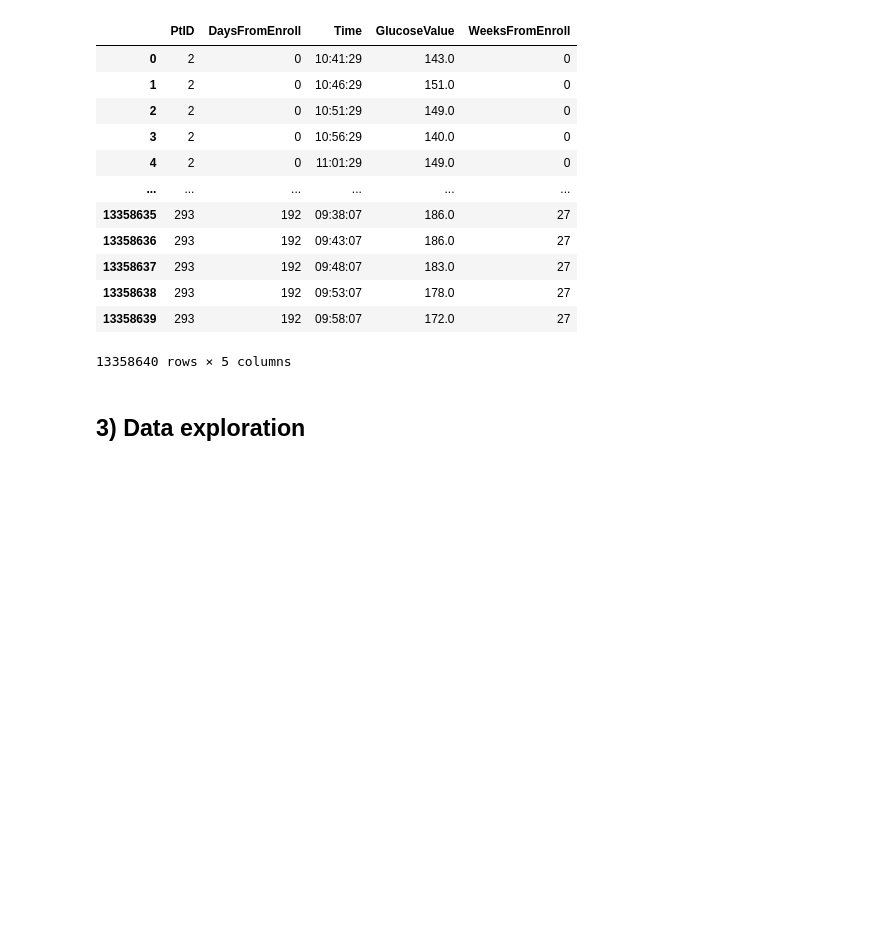
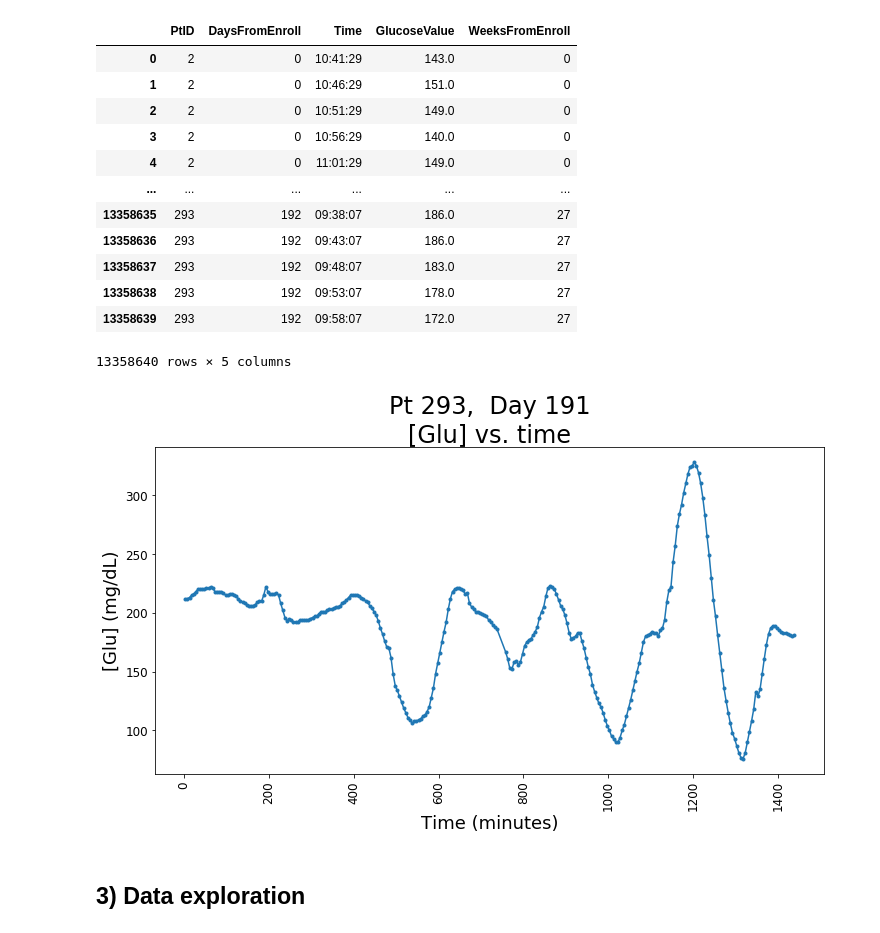
Before and after one commit to rashecl/predict_HbA1c, a Jupyter notebook: Predict_HbA1c.ipynb, the cells around one changed output. Cells and saved outputs as stored; diff of their text form; code cells hidden in the pictures; blank space fills up the shorter version.

Commit message:
show example subject data

```diff
--- a/Predict_HbA1c.ipynb
+++ b/Predict_HbA1c.ipynb
@@ -143,6 +143,18 @@ CGM
 | 13358638 | 293 | 192 | 09:53:07 | 178.0 | 27 |
 | 13358639 | 293 | 192 | 09:58:07 | 172.0 | 27 |
 13358640 rows × 5 columns
+# %%
+# Example CGM data:
+plt.figure(figsize=(12,6))
+plt.plot(CGM.query('DaysFromEnroll==191 & PtID==293').Time.astype('timedelta64[m]'),
+         CGM.query('DaysFromEnroll==191 & PtID==293').GlucoseValue, marker='.')
+plt.xticks(rotation=90)
+plt.xlabel('Time (minutes)', fontsize=18)
+plt.ylabel('[Glu] (mg/dL)', fontsize=18)
+plt.title('Pt 293,  Day 191\n[Glu] vs. time', fontsize=24)
+plt.show()
+# %% [output]
+[figure, added]
 # %% [markdown]
 ## 3) Data exploration
 # %% [markdown]
```
Also changed, not shown: parts of 1 cell of this notebook.
